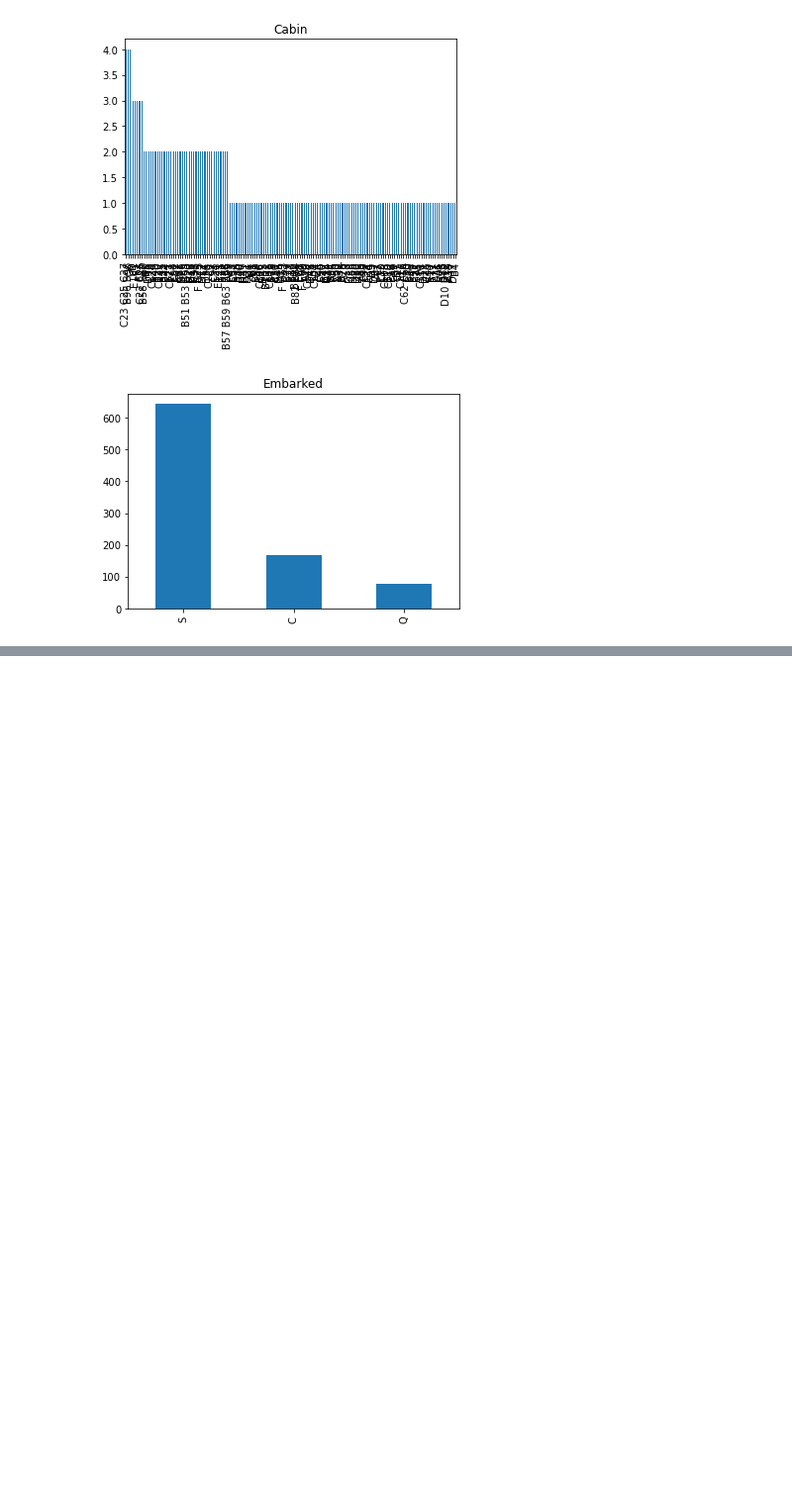
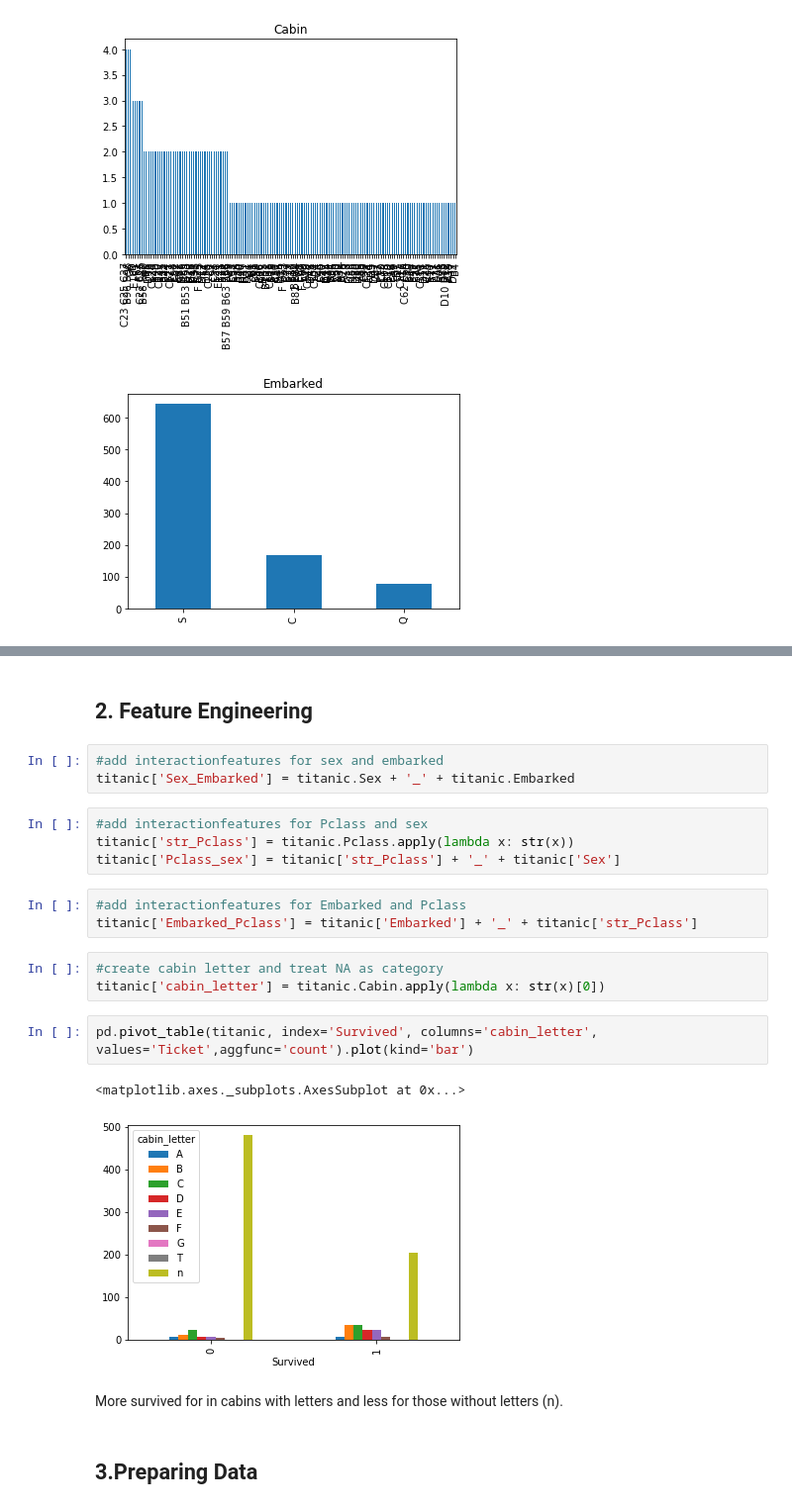
Before and after one commit to Mac1327/Binary-Classification, a Jupyter notebook: Titanic.ipynb, the cells around one changed output, grey strips where cells are left out. Shown at 99% size. Drawn from its saved outputs; the diff is of its cells as text; blank space fills up the shorter version.

Commit message:
preped the data

```diff
--- a/Titanic.ipynb
+++ b/Titanic.ipynb
@@ -120,0 +117,24 @@ Large disparity in male/ female survival rates. Higher survival rates for 1st cl
+# %% [markdown]
+## 2. Feature Engineering
+# %%
+#add interactionfeatures for sex and embarked
+titanic['Sex_Embarked'] = titanic.Sex + '_' + titanic.Embarked
+# %%
+#add interactionfeatures for Pclass and sex
+titanic['str_Pclass'] = titanic.Pclass.apply(lambda x: str(x))
+titanic['Pclass_sex'] = titanic['str_Pclass'] + '_' + titanic['Sex']
+# %%
+#add interactionfeatures for Embarked and Pclass
+titanic['Embarked_Pclass'] = titanic['Embarked'] + '_' + titanic['str_Pclass']
+# %%
+#create cabin letter and treat NA as category
+titanic['cabin_letter'] = titanic.Cabin.apply(lambda x: str(x)[0])
+# %%
+pd.pivot_table(titanic, index='Survived', columns='cabin_letter', values='Ticket',aggfunc='count').plot(kind='bar')
+# %% [output]
+<matplotlib.axes._subplots.AxesSubplot at 0x...>
+[figure, added]
+# %% [markdown]
+More survived for in cabins with letters and less for those without letters (n).
+# %% [markdown]
+## 3.Preparing Data
```
Also changed, not shown: parts of 12 cells of this notebook.
